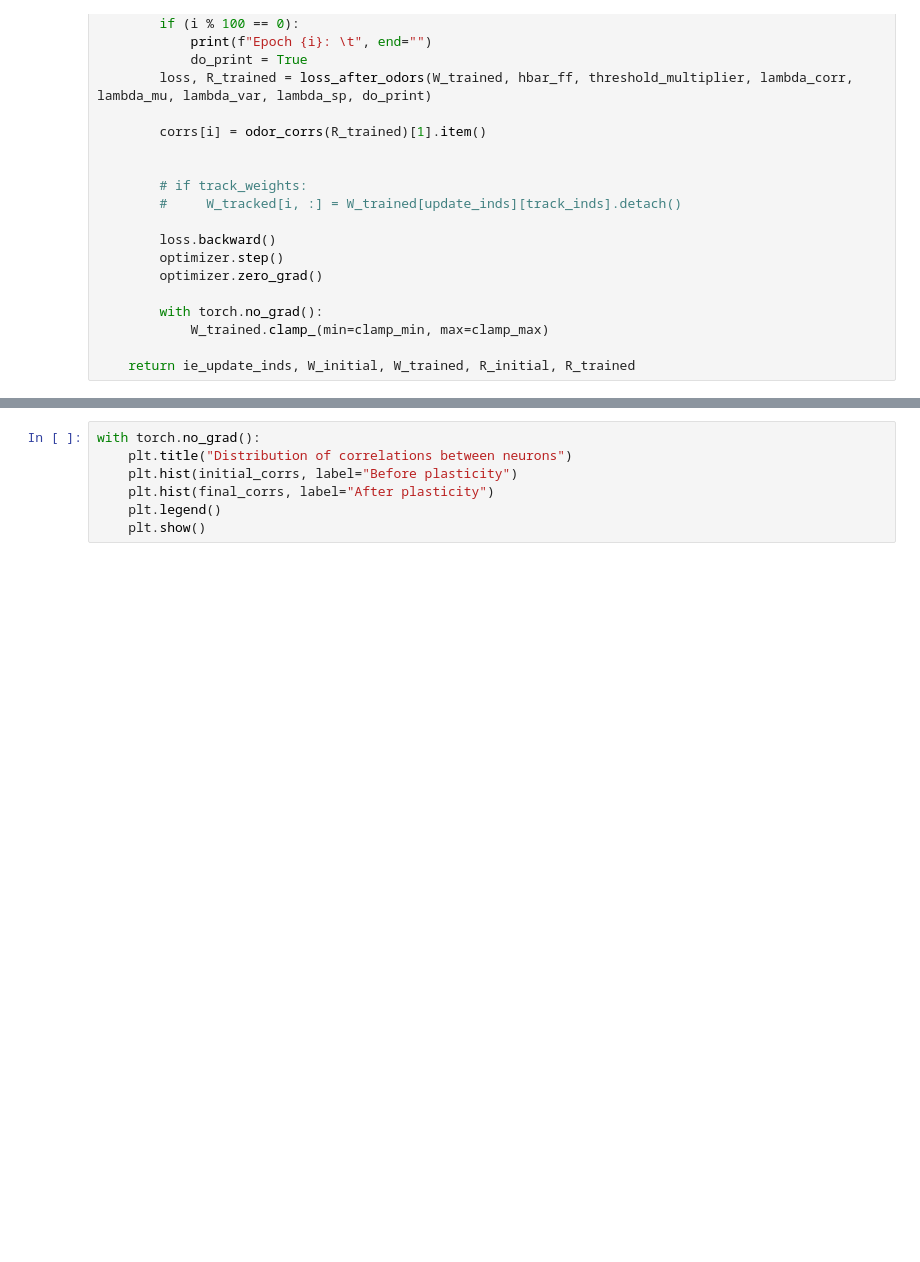
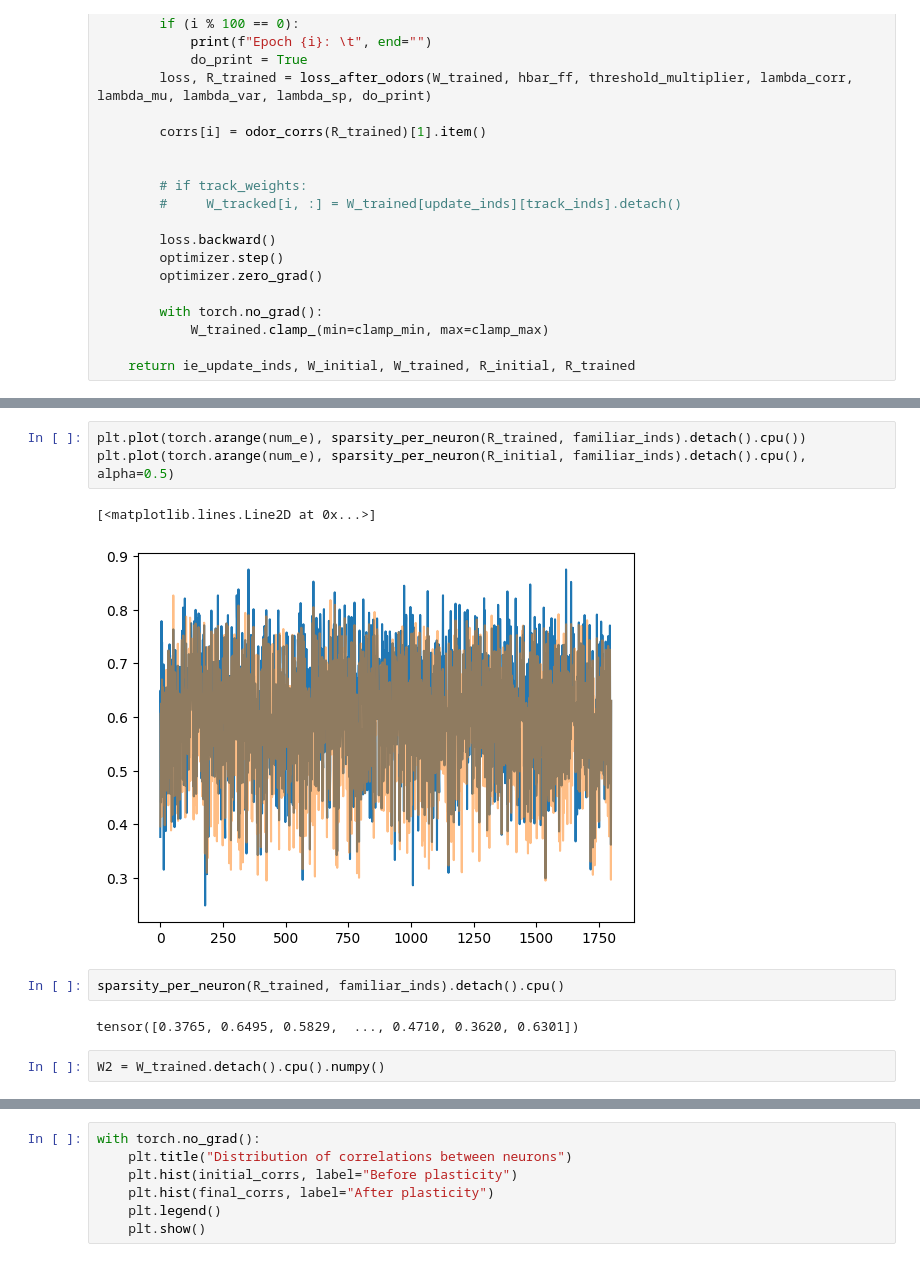
Before and after one commit to ArjunParthasarathy/Piriform-Cortex-Plasticity, a Jupyter notebook: versions/backprop_ie.ipynb, the cells around one changed output, grey strips where cells are left out. Saved outputs shown, nothing was run; the diff lists cells and outputs as text; blank space fills up the shorter version.

```diff
--- a/versions/backprop_ie.ipynb
+++ b/versions/backprop_ie.ipynb
@@ -433,0 +445,12 @@ with torch.no_grad():
+# %%
+plt.plot(torch.arange(num_e), sparsity_per_neuron(R_trained, familiar_inds).detach().cpu())
+plt.plot(torch.arange(num_e), sparsity_per_neuron(R_initial, familiar_inds).detach().cpu(), alpha=0.5)
+# %% [output]
+[<matplotlib.lines.Line2D at 0x...>]
+[figure, added]
+# %%
+sparsity_per_neuron(R_trained, familiar_inds).detach().cpu()
+# %% [output]
+tensor([0.3765, 0.6495, 0.5829,  ..., 0.4710, 0.3620, 0.6301])
+# %%
+W2 = W_trained.detach().cpu().numpy()
```
Also changed, not shown: parts of 12 cells of this notebook, 4 other files.
